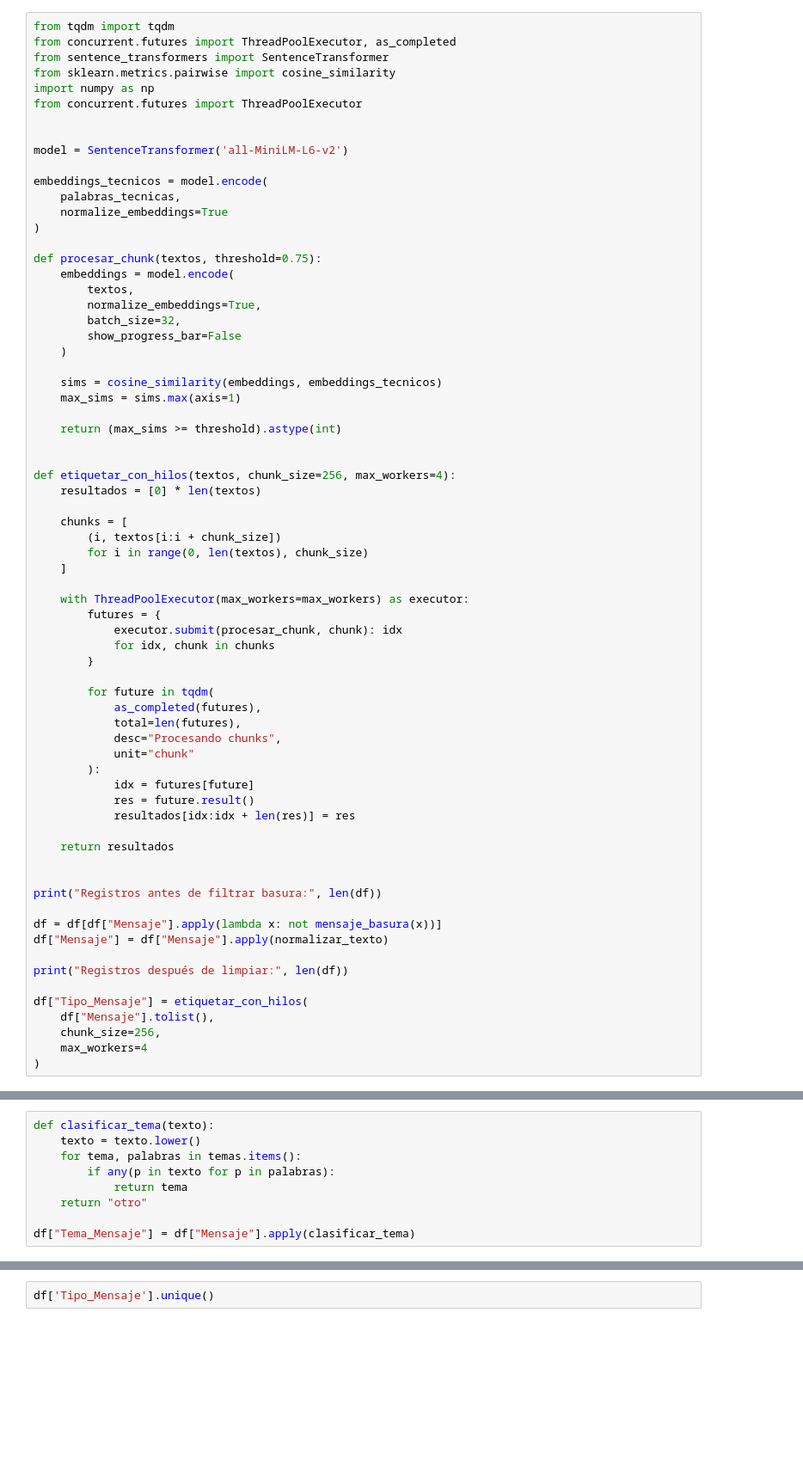
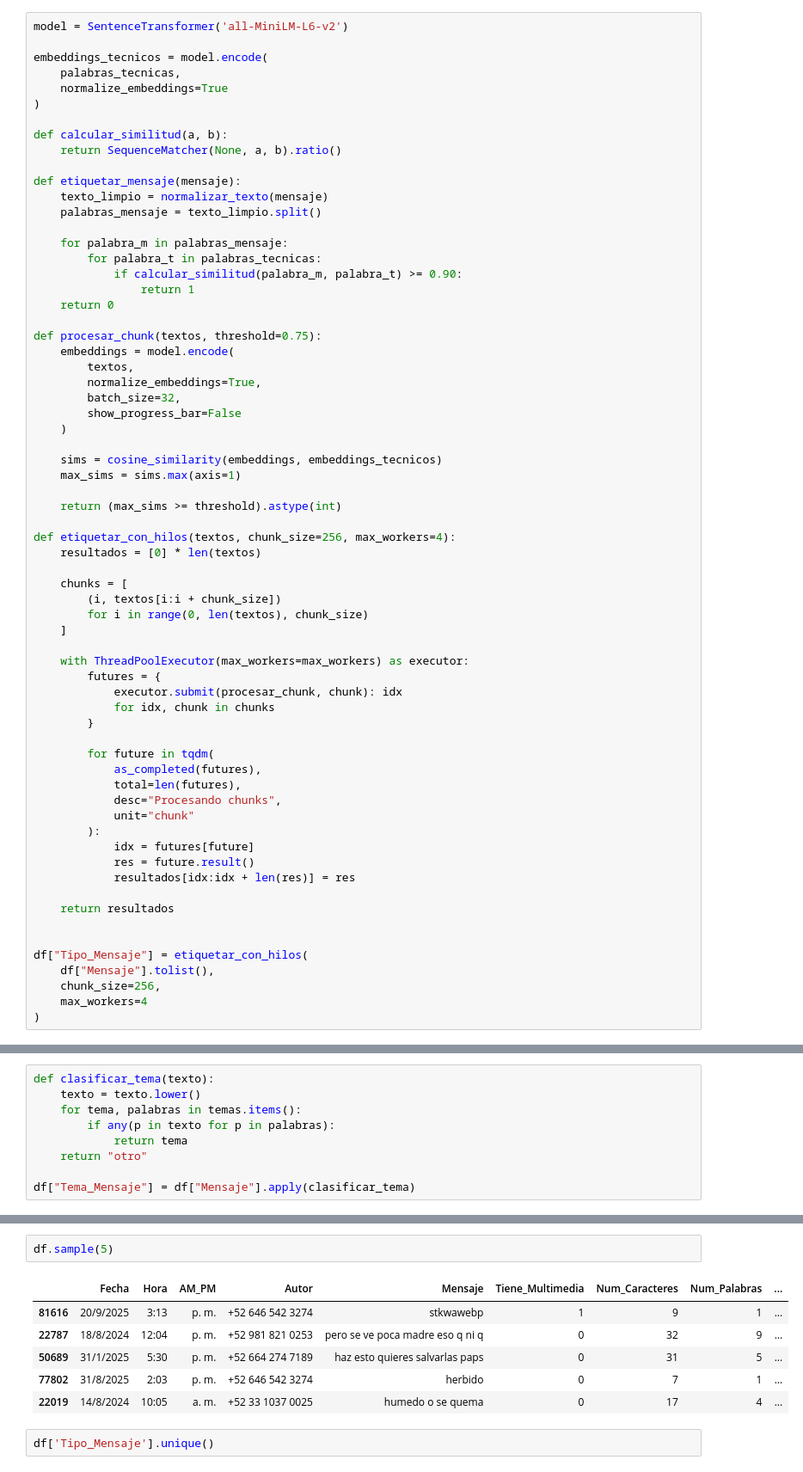
Before and after one commit to somexav/M2_P2, a Jupyter notebook: practica2.ipynb, the cells around one changed output, grey strips where cells are left out. Shown at 86% size. Cells and saved outputs as stored; diff of their text form; blank space fills up the shorter version.

```diff
--- a/practica2.ipynb
+++ b/practica2.ipynb
@@ -294,18 +216,23 @@ Registros despues de filtrar basura: 95662
 # %%
-from tqdm import tqdm
-from concurrent.futures import ThreadPoolExecutor, as_completed
-from sentence_transformers import SentenceTransformer
-from sklearn.metrics.pairwise import cosine_similarity
-import numpy as np
-from concurrent.futures import ThreadPoolExecutor
-
-
 model = SentenceTransformer('all-MiniLM-L6-v2')
 
 embeddings_tecnicos = model.encode(
     palabras_tecnicas,
     normalize_embeddings=True
 )
+
+def calcular_similitud(a, b):
+    return SequenceMatcher(None, a, b).ratio()
+
+def etiquetar_mensaje(mensaje):
+    texto_limpio = normalizar_texto(mensaje)
+    palabras_mensaje = texto_limpio.split()
+
+    for palabra_m in palabras_mensaje:
+        for palabra_t in palabras_tecnicas:
+            if calcular_similitud(palabra_m, palabra_t) >= 0.90:
+                return 1
+    return 0
 
 def procesar_chunk(textos, threshold=0.75):
     embeddings = model.encode(
@@ -319,7 +246,6 @@ def procesar_chunk(textos, threshold=0.75):
     max_sims = sims.max(axis=1)
 
     return (max_sims >= threshold).astype(int)
-
 
 def etiquetar_con_hilos(textos, chunk_size=256, max_workers=4):
     resultados = [0] * len(textos)
@@ -348,13 +274,6 @@ def etiquetar_con_hilos(textos, chunk_size=256, max_workers=4):
     return resultados
 
 
-print("Registros antes de filtrar basura:", len(df))
-
-df = df[df["Mensaje"].apply(lambda x: not mensaje_basura(x))]
-df["Mensaje"] = df["Mensaje"].apply(normalizar_texto)
-
-print("Registros después de limpiar:", len(df))
-
 df["Tipo_Mensaje"] = etiquetar_con_hilos(
     df["Mensaje"].tolist(),
     chunk_size=256,
@@ -441,3 +333,12 @@ df.head()
+# %%
+df.sample(5)
+# %% [output]
+|  | Fecha | Hora | AM_PM | Autor | Mensaje | Tiene_Multimedia | Num_Caracteres | Num_Palabras | ... |
+| 81616 | 20/9/2025 | 3:13 | p. m. | +52 646 542 3274 | stkwawebp | 1 | 9 | 1 | ... |
+| 22787 | 18/8/2024 | 12:04 | p. m. | +52 981 821 0253 | pero se ve poca madre eso q ni q | 0 | 32 | 9 | ... |
+| 50689 | 31/1/2025 | 5:30 | p. m. | +52 664 274 7189 | haz esto quieres salvarlas paps | 0 | 31 | 5 | ... |
+| 77802 | 31/8/2025 | 2:03 | p. m. | +52 646 542 3274 | herbido | 0 | 7 | 1 | ... |
+| 22019 | 14/8/2024 | 10:05 | a. m. | +52 33 1037 0025 | humedo o se quema | 0 | 17 | 4 | ... |
 # %%
 df['Tipo_Mensaje'].unique()
 # %% [output]
```
Also changed, not shown: parts of 28 cells of this notebook, 2 other files.
